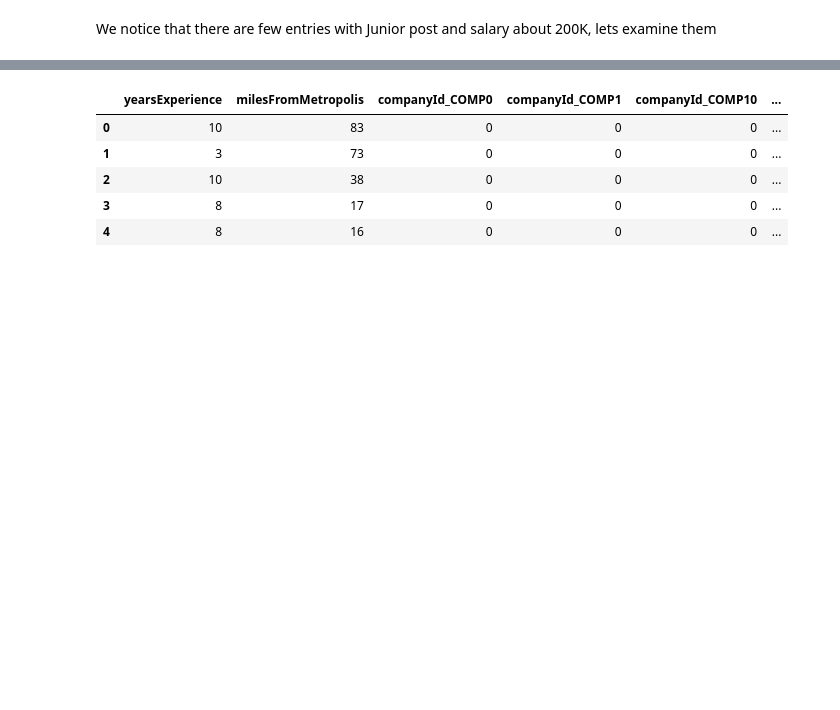
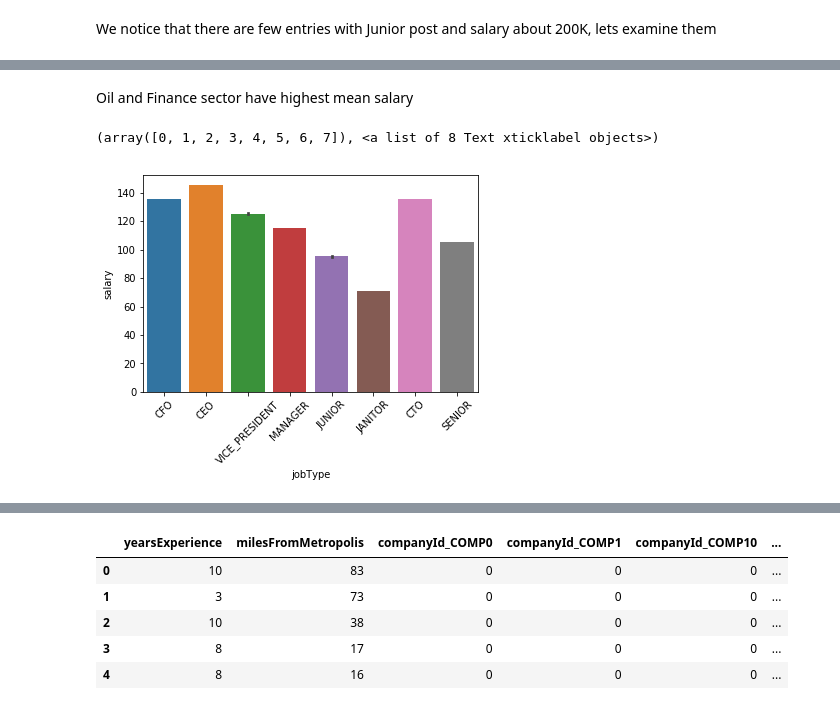
Before and after one commit to kartikathale/salarypredictionportfolio, a Jupyter notebook: Salary Prediction Notebook.ipynb, the cells around one changed output, grey strips where cells are left out. Cells and saved outputs as stored; diff of their text form; code cells hidden in the pictures; blank space fills up the shorter version.

```diff
--- a/Salary Prediction Notebook.ipynb
+++ b/Salary Prediction Notebook.ipynb
@@ -310,0 +293,8 @@ train_df = train_df[train_df.salary > 10]
+# %% [markdown]
+Oil and Finance sector have highest mean salary
+# %%
+sns.barplot(x='jobType',y='salary',data=train_df)
+plt.xticks(rotation=45)
+# %% [output]
+(array([0, 1, 2, 3, 4, 5, 6, 7]), <a list of 8 Text xticklabel objects>)
+[figure, added]
```
Also changed, not shown: parts of 28 cells of this notebook.
